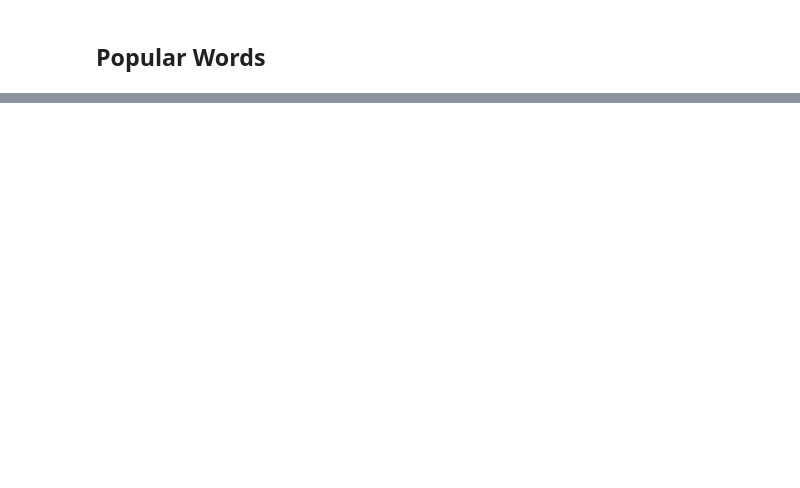
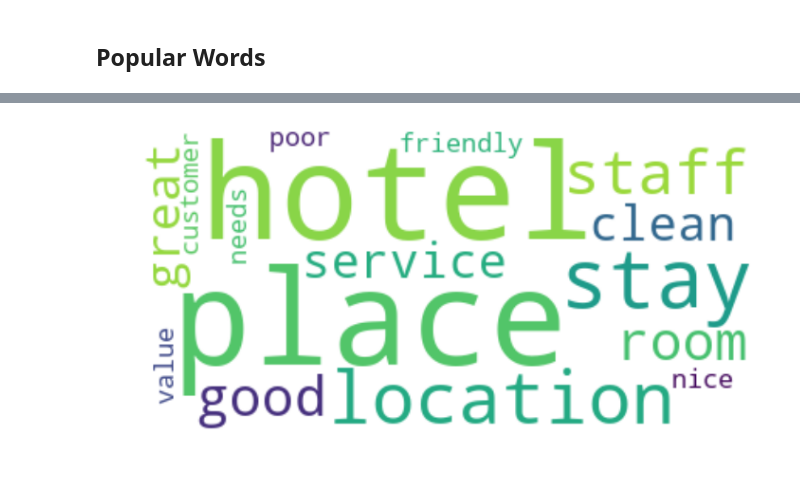
Before and after one commit to janelcv/Hotel_Rating_Analysis, a Jupyter notebook: Hotel_Ratings_Analysis-06.ipynb, the cells around one changed output, grey strips where cells are left out. Cells and saved outputs as stored; diff of their text form; code cells hidden in the pictures; blank space fills up the shorter version.

```diff
--- a/Hotel_Ratings_Analysis-06.ipynb
+++ b/Hotel_Ratings_Analysis-06.ipynb
@@ -563,0 +497,14 @@ ValueError: Length of values does not match length of index
+# %%
+#world cloup preparation
+wc_prep = df["word"].tolist()
+wcloud_prep = ' '.join(wc_prep)
+# %%
+# Make the figure
+wordcloud = WordCloud(background_color="white", contour_color='steelblue', min_font_size=16).generate(wcloud_prep)
+plt.figure(figsize = (15, 6))
+plt.imshow(wordcloud, interpolation="bilinear")
+plt.axis("off")
+plt.margins(x=0, y=0)
+plt.show()
+# %% [output]
+[figure, added]
```
Also changed, not shown: parts of 66 cells of this notebook, 1 other file.
